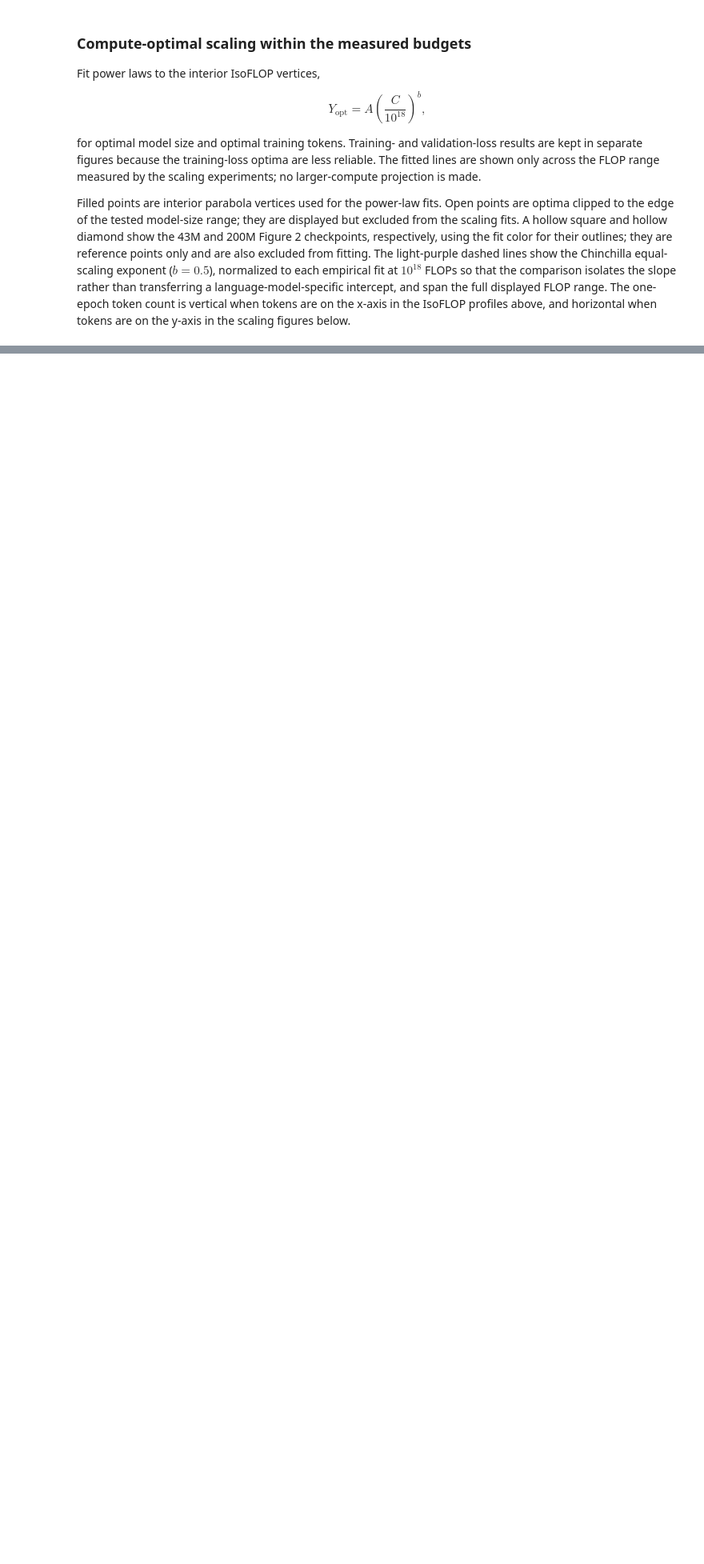
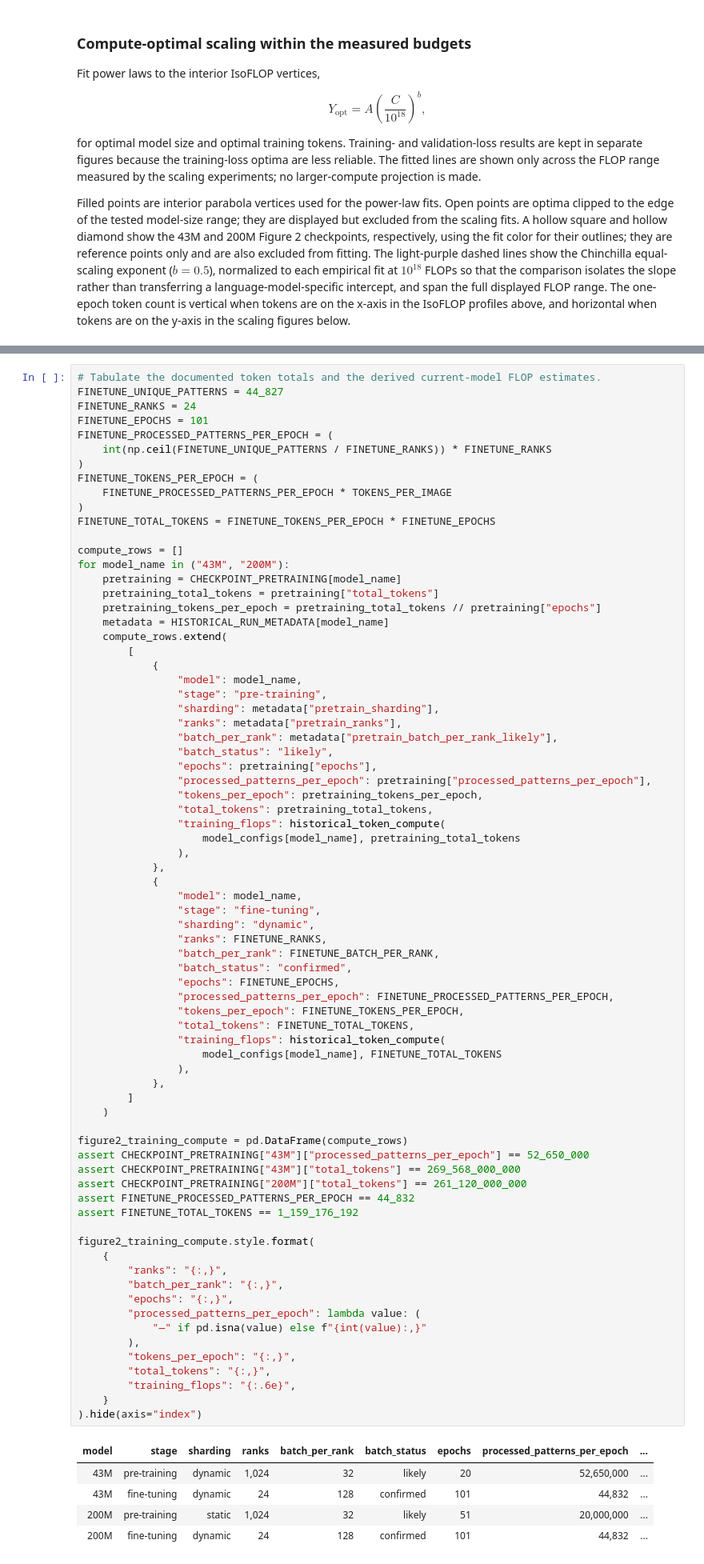
Before and after one commit to SYNAPS-I/ptycho-fm, a Jupyter notebook: notebooks/manuscript/fig4.ipynb, the cells around one changed output, grey strips where cells are left out. Shown at 80% size. Drawn from its saved outputs; the diff is of its cells as text; blank space fills up the shorter version.

```diff
--- a/notebooks/manuscript/fig4.ipynb
+++ b/notebooks/manuscript/fig4.ipynb
@@ -548,2 +596,82 @@ The 43M model used five groups of 5.12 billion unique tokens per epoch for 20 ep
 
 Both fine-tunes used 101 epochs on 44,827 training patterns, 24 ranks, and 128 images per rank with dynamic sharding. Incomplete final batches are assumed to have been kept. DistributedSampler padding gives 44,832 processed patterns per epoch; convert that count to tokens before estimating compute. The historical 200M standard decoders retain base_channels=64. Reference-point compute is calculated with the same helper as these tables; measured isoFLOP CSV values remain unchanged.
+# %%
+# Tabulate the documented token totals and the derived current-model FLOP estimates.
+FINETUNE_UNIQUE_PATTERNS = 44_827
+FINETUNE_RANKS = 24
+FINETUNE_EPOCHS = 101
+FINETUNE_PROCESSED_PATTERNS_PER_EPOCH = (
+    int(np.ceil(FINETUNE_UNIQUE_PATTERNS / FINETUNE_RANKS)) * FINETUNE_RANKS
+)
+FINETUNE_TOKENS_PER_EPOCH = (
+    FINETUNE_PROCESSED_PATTERNS_PER_EPOCH * TOKENS_PER_IMAGE
+)
+FINETUNE_TOTAL_TOKENS = FINETUNE_TOKENS_PER_EPOCH * FINETUNE_EPOCHS
+
+compute_rows = []
+for model_name in ("43M", "200M"):
+    pretraining = CHECKPOINT_PRETRAINING[model_name]
+    pretraining_total_tokens = pretraining["total_tokens"]
+    pretraining_tokens_per_epoch = pretraining_total_tokens // pretraining["epochs"]
+    metadata = HISTORICAL_RUN_METADATA[model_name]
+    compute_rows.extend(
+        [
+            {
+                "model": model_name,
+                "stage": "pre-training",
+                "sharding": metadata["pretrain_sharding"],
+                "ranks": metadata["pretrain_ranks"],
+                "batch_per_rank": metadata["pretrain_batch_per_rank_likely"],
+                "batch_status": "likely",
+                "epochs": pretraining["epochs"],
+                "processed_patterns_per_epoch": pretraining["processed_patterns_per_epoch"],
+                "tokens_per_epoch": pretraining_tokens_per_epoch,
+                "total_tokens": pretraining_total_tokens,
+                "training_flops": historical_token_compute(
+                    model_configs[model_name], pretraining_total_tokens
+                ),
+            },
+            {
+                "model": model_name,
+                "stage": "fine-tuning",
+                "sharding": "dynamic",
+                "ranks": FINETUNE_RANKS,
+                "batch_per_rank": FINETUNE_BATCH_PER_RANK,
+                "batch_status": "confirmed",
+                "epochs": FINETUNE_EPOCHS,
+                "processed_patterns_per_epoch": FINETUNE_PROCESSED_PATTERNS_PER_EPOCH,
+                "tokens_per_epoch": FINETUNE_TOKENS_PER_EPOCH,
+                "total_tokens": FINETUNE_TOTAL_TOKENS,
+                "training_flops": historical_token_compute(
+                    model_configs[model_name], FINETUNE_TOTAL_TOKENS
+                ),
+            },
+        ]
+    )
+
+figure2_training_compute = pd.DataFrame(compute_rows)
+assert CHECKPOINT_PRETRAINING["43M"]["processed_patterns_per_epoch"] == 52_650_000
+assert CHECKPOINT_PRETRAINING["43M"]["total_tokens"] == 269_568_000_000
+assert CHECKPOINT_PRETRAINING["200M"]["total_tokens"] == 261_120_000_000
+assert FINETUNE_PROCESSED_PATTERNS_PER_EPOCH == 44_832
+assert FINETUNE_TOTAL_TOKENS == 1_159_176_192
+
+figure2_training_compute.style.format(
+    {
+        "ranks": "{:,}",
+        "batch_per_rank": "{:,}",
+        "epochs": "{:,}",
+        "processed_patterns_per_epoch": lambda value: (
+            "—" if pd.isna(value) else f"{int(value):,}"
+        ),
+        "tokens_per_epoch": "{:,}",
+        "total_tokens": "{:,}",
+        "training_flops": "{:.6e}",
+    }
+).hide(axis="index")
+# %% [output]
+| model | stage | sharding | ranks | batch_per_rank | batch_status | epochs | processed_patterns_per_epoch | ... |
+| 43M | pre-training | dynamic | 1,024 | 32 | likely | 20 | 52,650,000 | ... |
+| 43M | fine-tuning | dynamic | 24 | 128 | confirmed | 101 | 44,832 | ... |
+| 200M | pre-training | static | 1,024 | 32 | likely | 51 | 20,000,000 | ... |
+| 200M | fine-tuning | dynamic | 24 | 128 | confirmed | 101 | 44,832 | ... |
```
Also changed, not shown: parts of 5 cells of this notebook, 51 other files.
